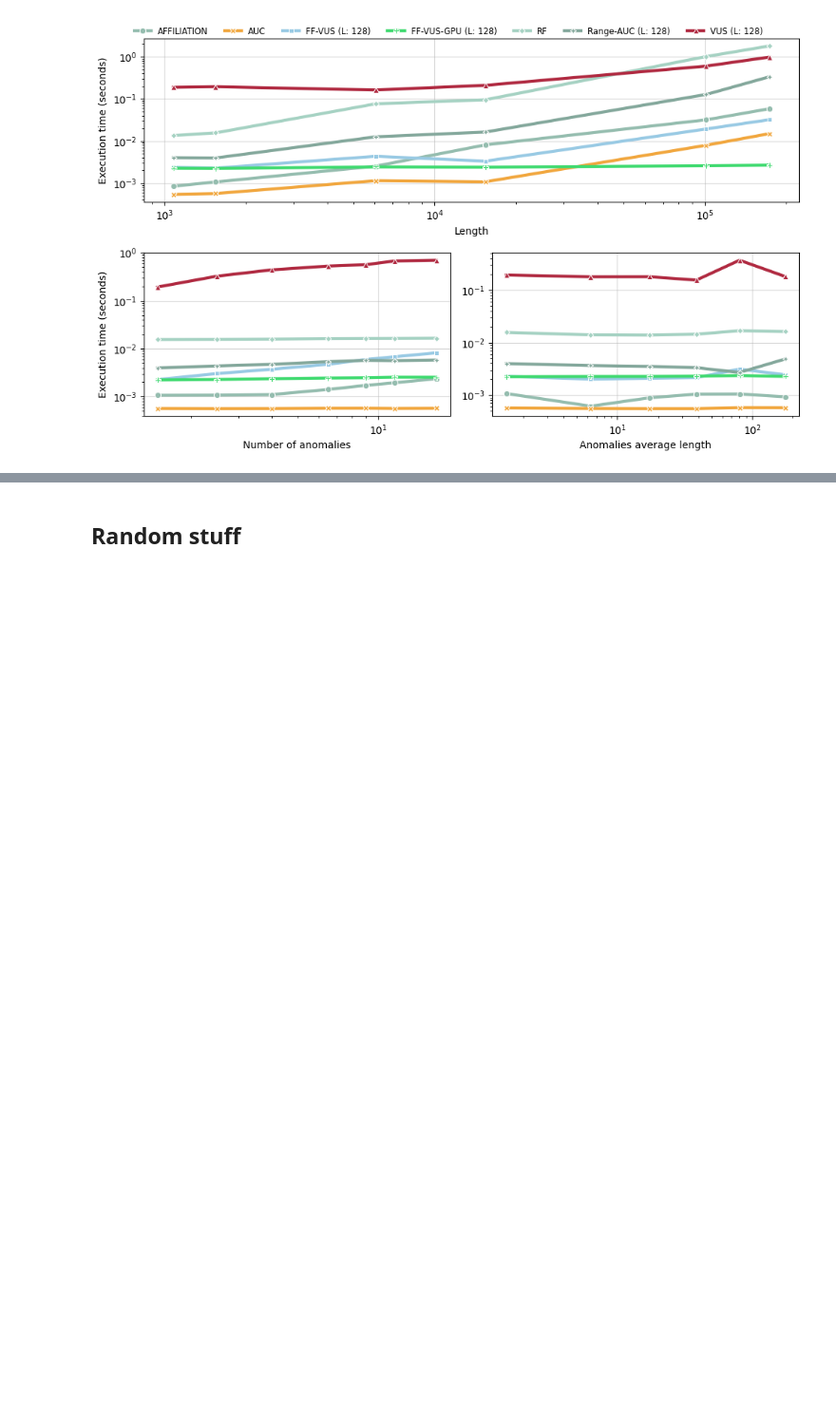
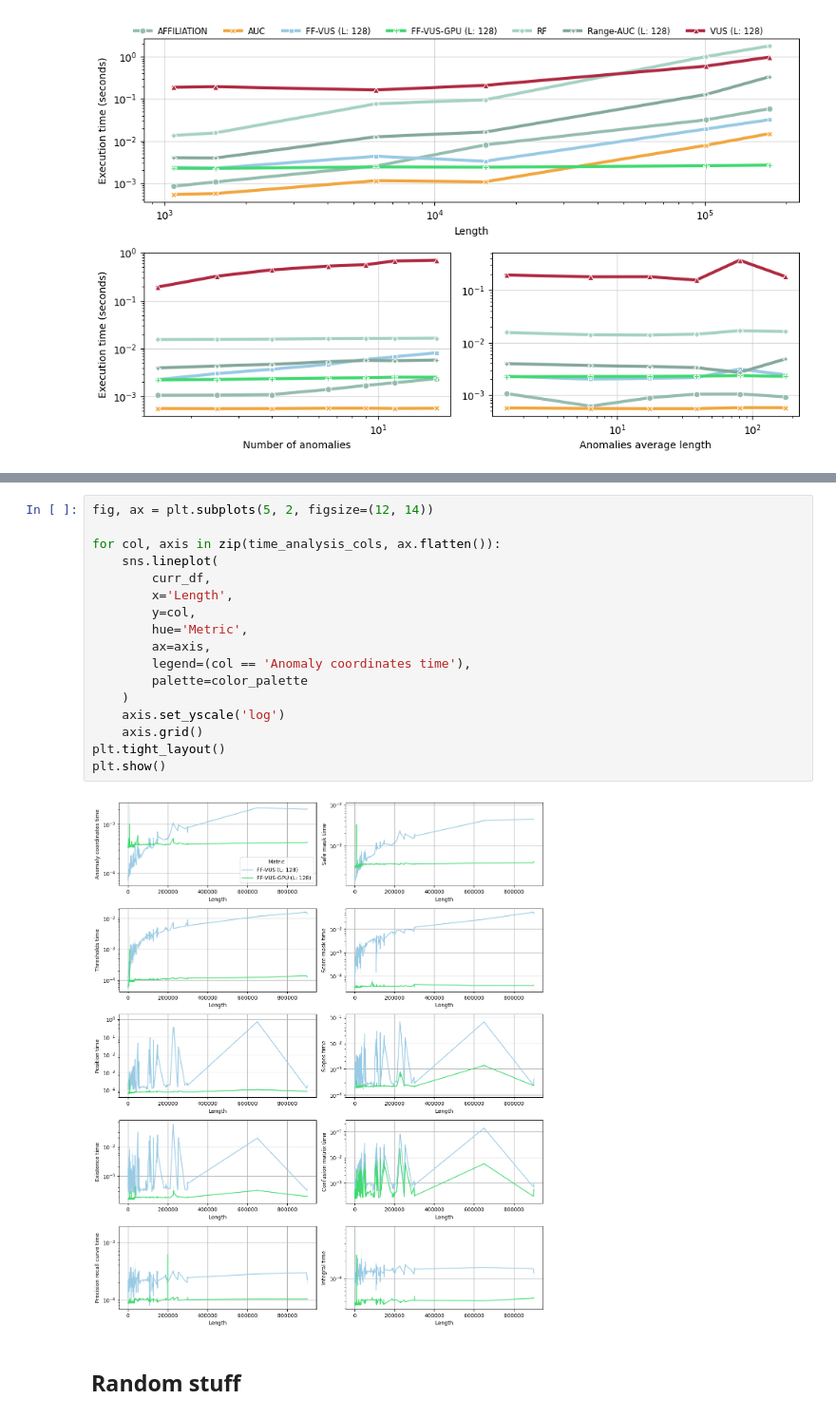
Before and after one commit to sylligardos/ff-vus, a Jupyter notebook: src/notebooks/allmetrics_defparams_tsb.ipynb, the cells around one changed output, grey strips where cells are left out. Shown at 95% size. Saved outputs shown, nothing was run; the diff lists cells and outputs as text; blank space fills up the shorter version.

```diff
--- a/src/notebooks/allmetrics_defparams_tsb.ipynb
+++ b/src/notebooks/allmetrics_defparams_tsb.ipynb
@@ -241,3 +214,22 @@ plt.show()
+# %%
+fig, ax = plt.subplots(5, 2, figsize=(12, 14))
+
+for col, axis in zip(time_analysis_cols, ax.flatten()):
+    sns.lineplot(
+        curr_df,
+        x='Length',
+        y=col,
+        hue='Metric',
+        ax=axis,
+        legend=(col == 'Anomaly coordinates time'),
+        palette=color_palette
+    )
+    axis.set_yscale('log')
+    axis.grid()
+plt.tight_layout()
+plt.show()
+# %% [output]
+[figure, added]
 # %% [markdown]
 ## Random stuff
 # %%
```
Also changed, not shown: parts of 7 cells of this notebook, 7 other files.
